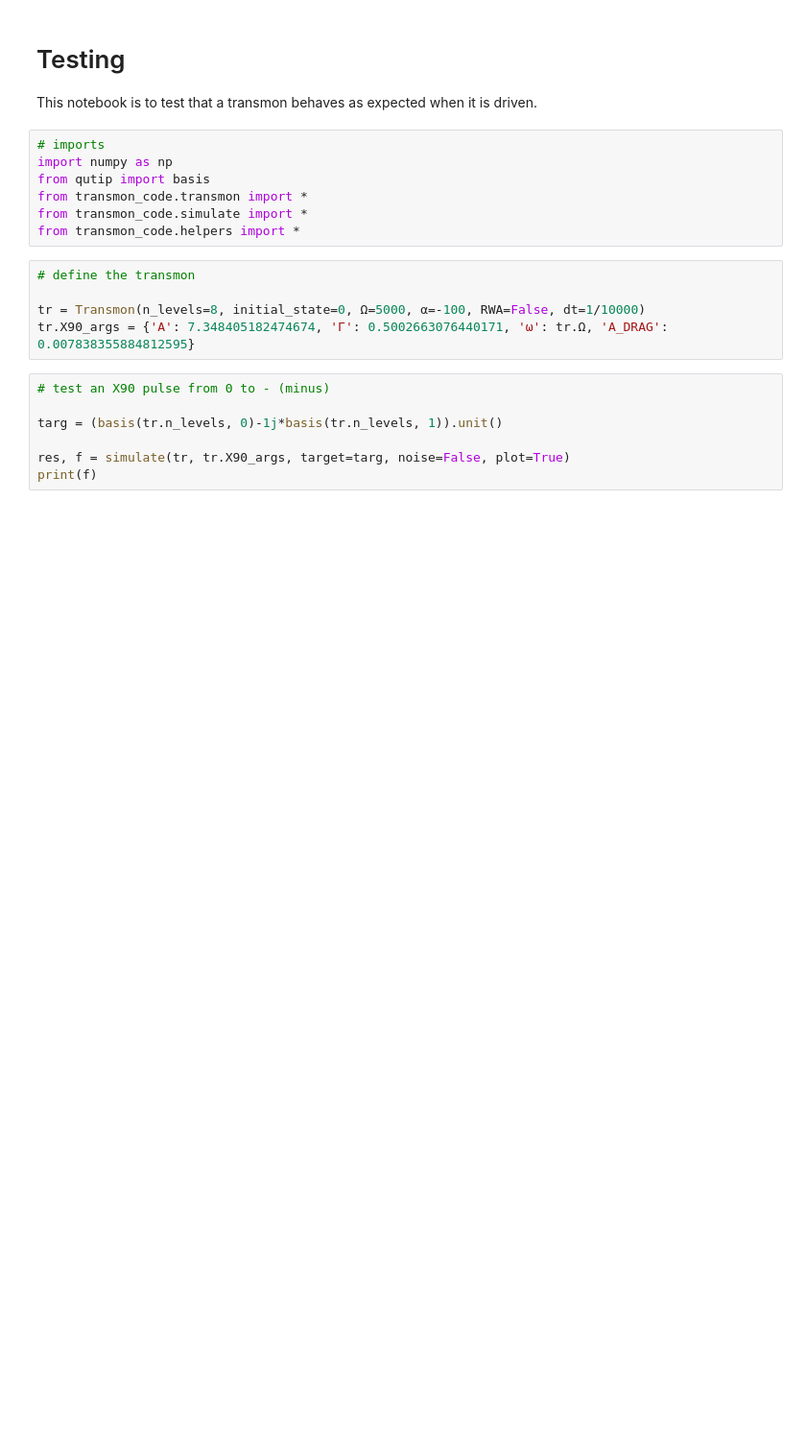
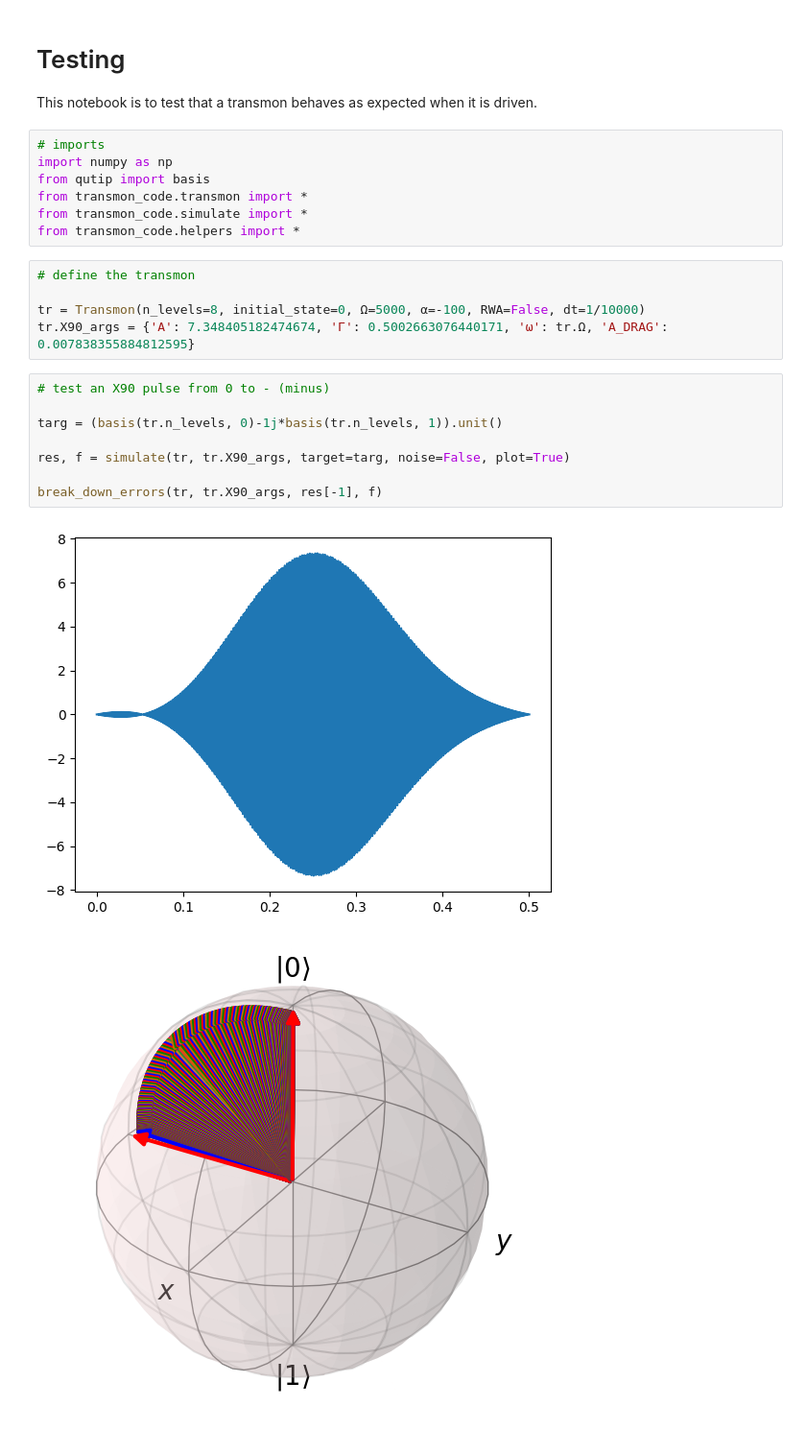
Before and after one commit to manavbabel/Transmon-Simulation, a Jupyter notebook: Transmon Testing.ipynb, the cells around one changed output. Shown at 96% size. Saved outputs shown, nothing was run; the diff lists cells and outputs as text; blank space fills up the shorter version.

```diff
--- a/Transmon Testing.ipynb
+++ b/Transmon Testing.ipynb
@@ -17,7 +17,11 @@ tr.X90_args = {'A': 7.348405182474674, 'Γ': 0.5002663076440171, 'ω': tr.Ω, 'A
 # %%
 # test an X90 pulse from 0 to - (minus)
 
 targ = (basis(tr.n_levels, 0)-1j*basis(tr.n_levels, 1)).unit()
 
 res, f = simulate(tr, tr.X90_args, target=targ, noise=False, plot=True)
-print(f)
+
+break_down_errors(tr, tr.X90_args, res[-1], f)
+# %% [output]
+[figure, added]
+[figure, added]
```
Also changed, not shown: parts of 4 cells of this notebook, 9 other files.
